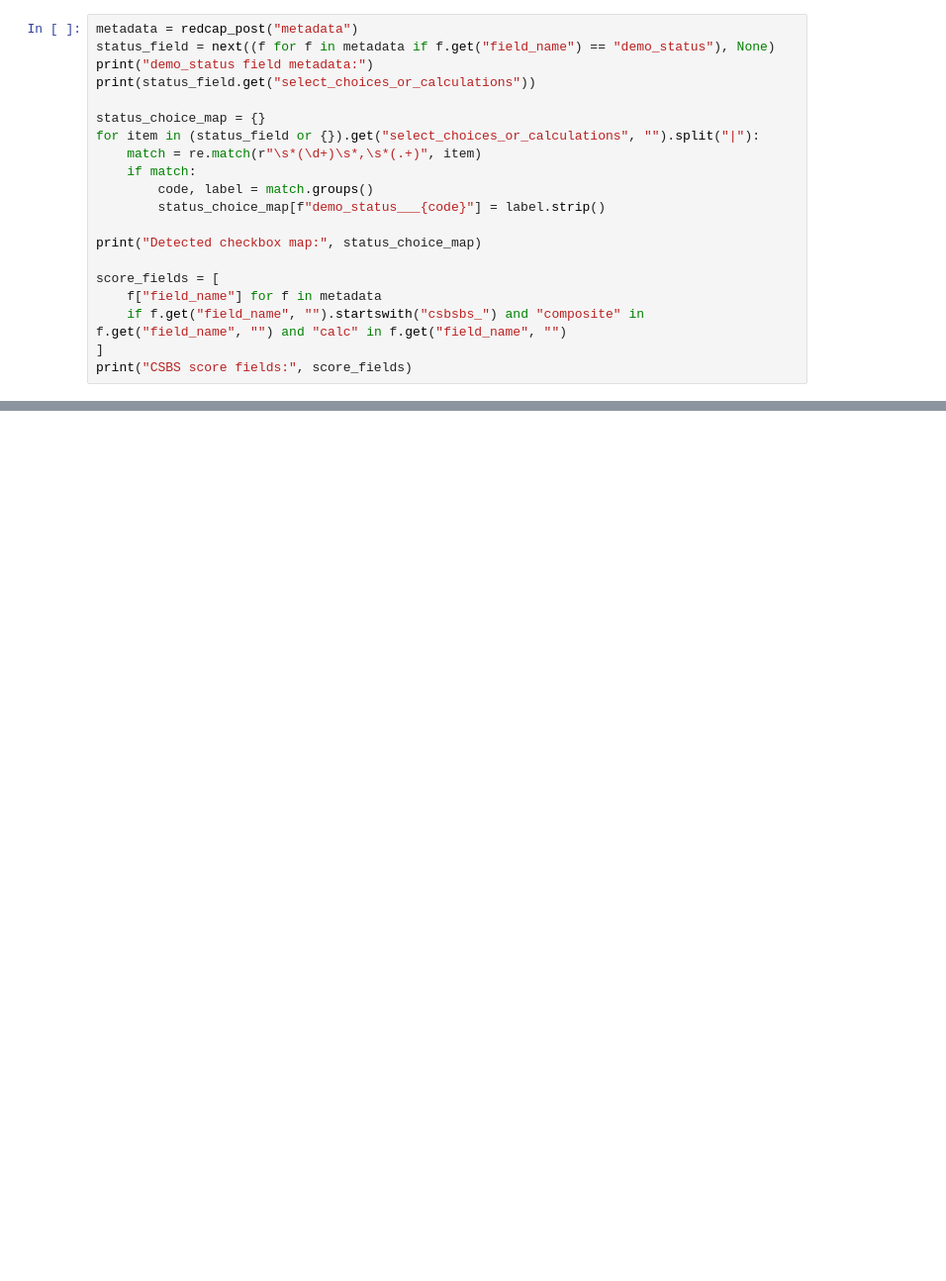
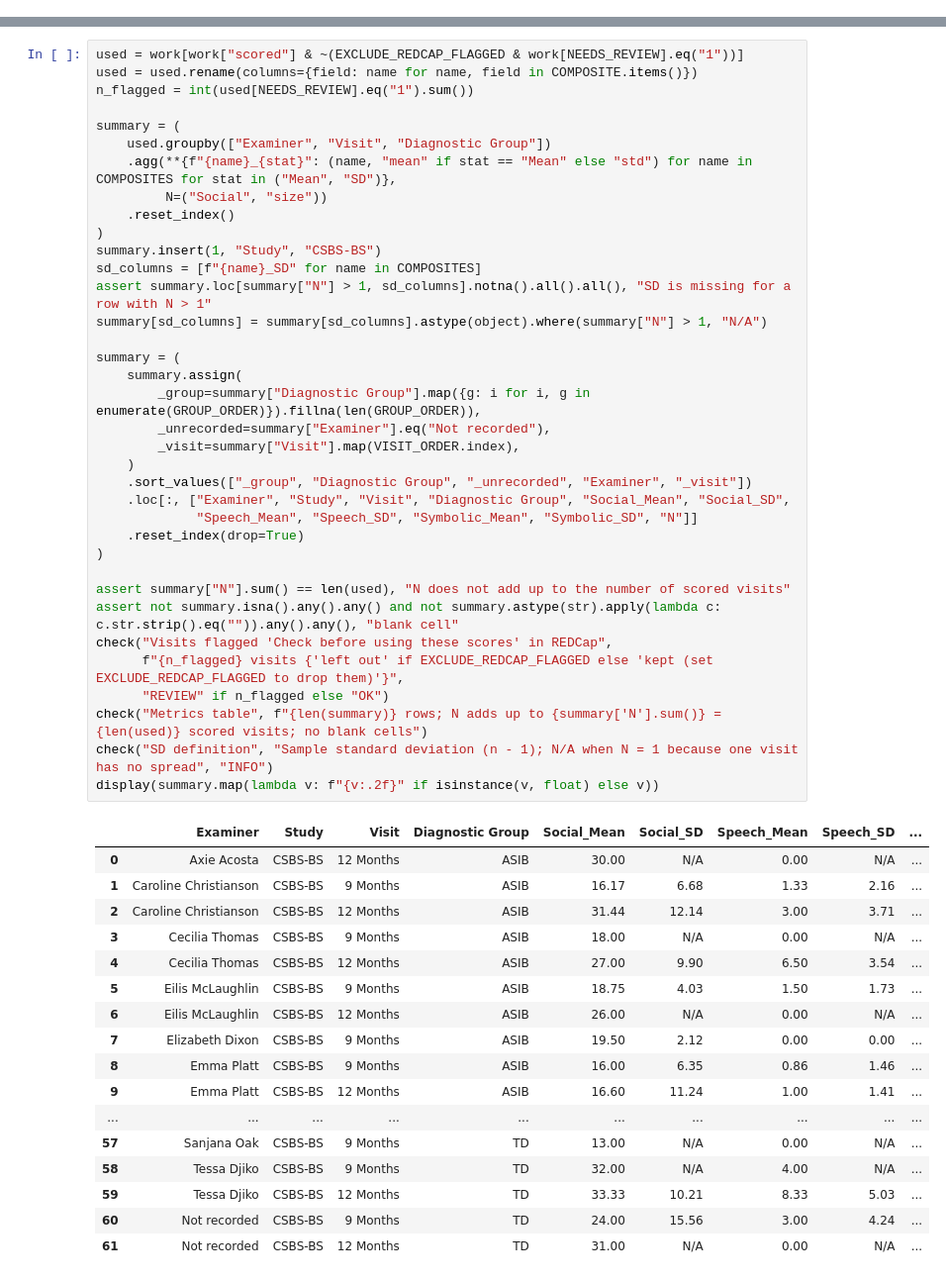
Before and after one commit to namo507/esd-redcap-metadata-watcher, a Jupyter notebook: IPSA/Layout_Redcap.ipynb, the cells around one changed output, grey strips where cells are left out. Shown at 99% size. Saved outputs shown, nothing was run; the diff lists cells and outputs as text; blank space fills up the shorter version.

```diff
--- a/IPSA/Layout_Redcap.ipynb
+++ b/IPSA/Layout_Redcap.ipynb
@@ -21,20 +0,0 @@ print("API URL:", API_URL)
-# %%
-metadata = redcap_post("metadata")
-status_field = next((f for f in metadata if f.get("field_name") == "demo_status"), None)
-print("demo_status field metadata:")
-print(status_field.get("select_choices_or_calculations"))
-
-status_choice_map = {}
-for item in (status_field or {}).get("select_choices_or_calculations", "").split("|"):
-    match = re.match(r"\s*(\d+)\s*,\s*(.+)", item)
-    if match:
-        code, label = match.groups()
-        status_choice_map[f"demo_status___{code}"] = label.strip()
-
-print("Detected checkbox map:", status_choice_map)
-
-score_fields = [
-    f["field_name"] for f in metadata
-    if f.get("field_name", "").startswith("csbsbs_") and "composite" in f.get("field_name", "") and "calc" in f.get("field_name", "")
-]
-print("CSBS score fields:", score_fields)
@@ -138,0 +575,54 @@ print(f"Saved workbook to {output_path}")
+# %%
+used = work[work["scored"] & ~(EXCLUDE_REDCAP_FLAGGED & work[NEEDS_REVIEW].eq("1"))]
+used = used.rename(columns={field: name for name, field in COMPOSITE.items()})
+n_flagged = int(used[NEEDS_REVIEW].eq("1").sum())
+
+summary = (
+    used.groupby(["Examiner", "Visit", "Diagnostic Group"])
+    .agg(**{f"{name}_{stat}": (name, "mean" if stat == "Mean" else "std") for name in COMPOSITES for stat in ("Mean", "SD")},
+         N=("Social", "size"))
+    .reset_index()
+)
+summary.insert(1, "Study", "CSBS-BS")
+sd_columns = [f"{name}_SD" for name in COMPOSITES]
+assert summary.loc[summary["N"] > 1, sd_columns].notna().all().all(), "SD is missing for a row with N > 1"
+summary[sd_columns] = summary[sd_columns].astype(object).where(summary["N"] > 1, "N/A")
+
+summary = (
+    summary.assign(
+        _group=summary["Diagnostic Group"].map({g: i for i, g in enumerate(GROUP_ORDER)}).fillna(len(GROUP_ORDER)),
+        _unrecorded=summary["Examiner"].eq("Not recorded"),
+        _visit=summary["Visit"].map(VISIT_ORDER.index),
+    )
+    .sort_values(["_group", "Diagnostic Group", "_unrecorded", "Examiner", "_visit"])
+    .loc[:, ["Examiner", "Study", "Visit", "Diagnostic Group", "Social_Mean", "Social_SD",
+             "Speech_Mean", "Speech_SD", "Symbolic_Mean", "Symbolic_SD", "N"]]
+    .reset_index(drop=True)
+)
+
+assert summary["N"].sum() == len(used), "N does not add up to the number of scored visits"
+assert not summary.isna().any().any() and not summary.astype(str).apply(lambda c: c.str.strip().eq("")).any().any(), "blank cell"
+check("Visits flagged 'Check before using these scores' in REDCap",
+      f"{n_flagged} visits {'left out' if EXCLUDE_REDCAP_FLAGGED else 'kept (set EXCLUDE_REDCAP_FLAGGED to drop them)'}",
+      "REVIEW" if n_flagged else "OK")
+check("Metrics table", f"{len(summary)} rows; N adds up to {summary['N'].sum()} = {len(used)} scored visits; no blank cells")
+check("SD definition", "Sample standard deviation (n - 1); N/A when N = 1 because one visit has no spread", "INFO")
+display(summary.map(lambda v: f"{v:.2f}" if isinstance(v, float) else v))
+# %% [output]
+|  | Examiner | Study | Visit | Diagnostic Group | Social_Mean | Social_SD | Speech_Mean | Speech_SD | ... |
+| 0 | Axie Acosta | CSBS-BS | 12 Months | ASIB | 30.00 | N/A | 0.00 | N/A | ... |
+| 1 | Caroline Christianson | CSBS-BS | 9 Months | ASIB | 16.17 | 6.68 | 1.33 | 2.16 | ... |
+| 2 | Caroline Christianson | CSBS-BS | 12 Months | ASIB | 31.44 | 12.14 | 3.00 | 3.71 | ... |
+| 3 | Cecilia Thomas | CSBS-BS | 9 Months | ASIB | 18.00 | N/A | 0.00 | N/A | ... |
+| 4 | Cecilia Thomas | CSBS-BS | 12 Months | ASIB | 27.00 | 9.90 | 6.50 | 3.54 | ... |
+| 5 | Eilis McLaughlin | CSBS-BS | 9 Months | ASIB | 18.75 | 4.03 | 1.50 | 1.73 | ... |
+| 6 | Eilis McLaughlin | CSBS-BS | 12 Months | ASIB | 26.00 | N/A | 0.00 | N/A | ... |
+| 7 | Elizabeth Dixon | CSBS-BS | 9 Months | ASIB | 19.50 | 2.12 | 0.00 | 0.00 | ... |
+| 8 | Emma Platt | CSBS-BS | 9 Months | ASIB | 16.00 | 6.35 | 0.86 | 1.46 | ... |
+| 9 | Emma Platt | CSBS-BS | 12 Months | ASIB | 16.60 | 11.24 | 1.00 | 1.41 | ... |
+| ... | ... | ... | ... | ... | ... | ... | ... | ... | ... |
+| 57 | Sanjana Oak | CSBS-BS | 9 Months | TD | 13.00 | N/A | 0.00 | N/A | ... |
+| 58 | Tessa Djiko | CSBS-BS | 9 Months | TD | 32.00 | N/A | 4.00 | N/A | ... |
+| 59 | Tessa Djiko | CSBS-BS | 12 Months | TD | 33.33 | 10.21 | 8.33 | 5.03 | ... |
+| 60 | Not recorded | CSBS-BS | 9 Months | TD | 24.00 | 15.56 | 3.00 | 4.24 | ... |
+| 61 | Not recorded | CSBS-BS | 12 Months | TD | 31.00 | N/A | 0.00 | N/A | ... |
```
Also changed, not shown: parts of 18 cells of this notebook, 2 other files.
